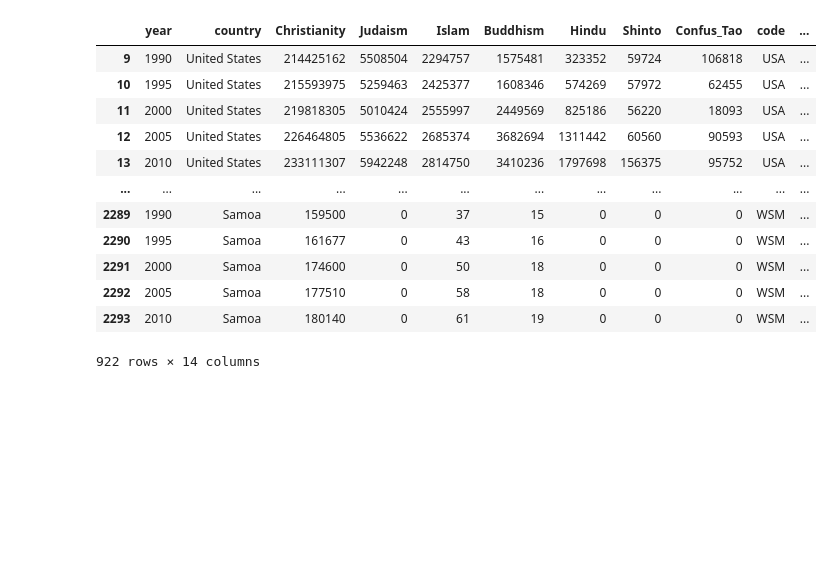
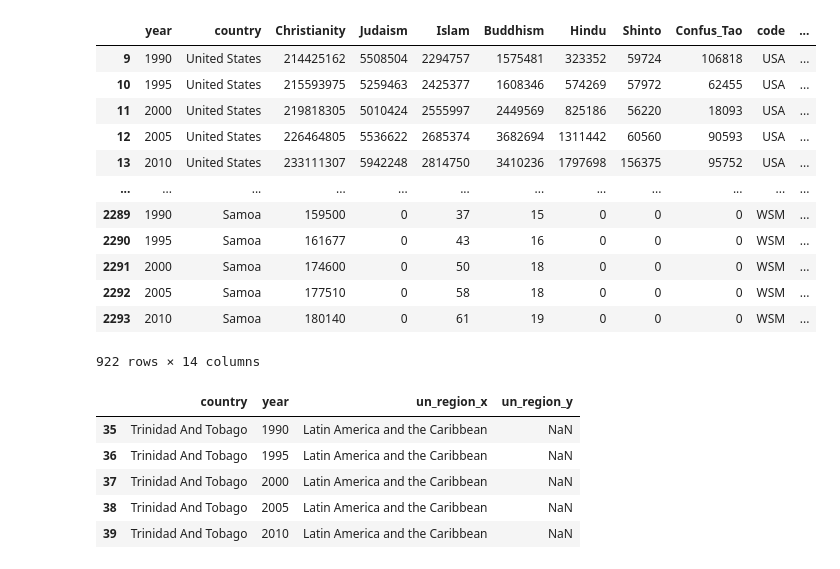
Before and after one commit to victoriacanoacha-source/first_project, a Jupyter notebook: data/clean/Final-dataset.ipynb, the cells around one changed output. Saved outputs shown, nothing was run; the diff lists cells and outputs as text; code cells hidden in the pictures; blank space fills up the shorter version.

```diff
--- a/data/clean/Final-dataset.ipynb
+++ b/data/clean/Final-dataset.ipynb
@@ -227,3 +225,27 @@ merged
 | 2292 | 2005 | Samoa | 177510 | 0 | 58 | 18 | 0 | 0 | 0 | WSM | ... |
 | 2293 | 2010 | Samoa | 180140 | 0 | 61 | 19 | 0 | 0 | 0 | WSM | ... |
 922 rows × 14 columns
+# %%
+#Load the updated HDI dataset containing yearly HDI values and dropping the old hdi column to prevent duplicated before merging the datasets
+#Then we merged the updated HDI dataset with the main dataset using country and year as the keys ensuring that each country–year observation receives the correct HDI value.
+hdi_new = pd.read_csv("hdi_long_final.csv")
+merged = merged.drop(columns=["hdi"], errors="ignore")
+merged = merged.merge(hdi_new,on=["country","year"],how="left")
+
+#Check the number of null values and identify which countries contain missing HDI values to understand where data gaps exist in the HDI dataset
+#Check whether the region classifications from the original dataset and the HDI dataset are identical across all observations.
+#Count how many rows contain different region classifications between the two datasets.
+#Examine the rows with missing HDI values to determine whether region mismatches occur due to missing HDI data.
+
+merged["hdi"].isna().sum()
+merged[merged["hdi"].isna()].groupby("country").size()
+(merged["un_region_x"] == merged["un_region_y"]).all()
+(merged["un_region_x"] != merged["un_region_y"]).sum()
+merged[merged["hdi"].isna()][["country","year","un_region_x","un_region_y"]].head()
+# %% [output]
+|  | country | year | un_region_x | un_region_y |
+| 35 | Trinidad And Tobago | 1990 | Latin America and the Caribbean | NaN |
+| 36 | Trinidad And Tobago | 1995 | Latin America and the Caribbean | NaN |
+| 37 | Trinidad And Tobago | 2000 | Latin America and the Caribbean | NaN |
+| 38 | Trinidad And Tobago | 2005 | Latin America and the Caribbean | NaN |
+| 39 | Trinidad And Tobago | 2010 | Latin America and the Caribbean | NaN |
```
Also changed, not shown: parts of 16 cells of this notebook, 7 other files.
